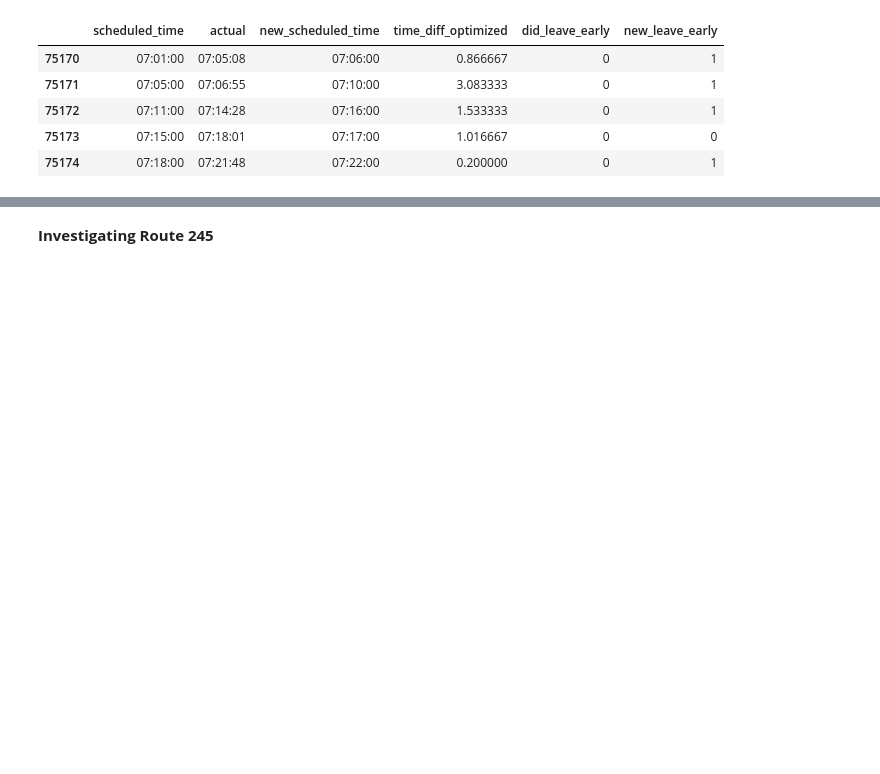
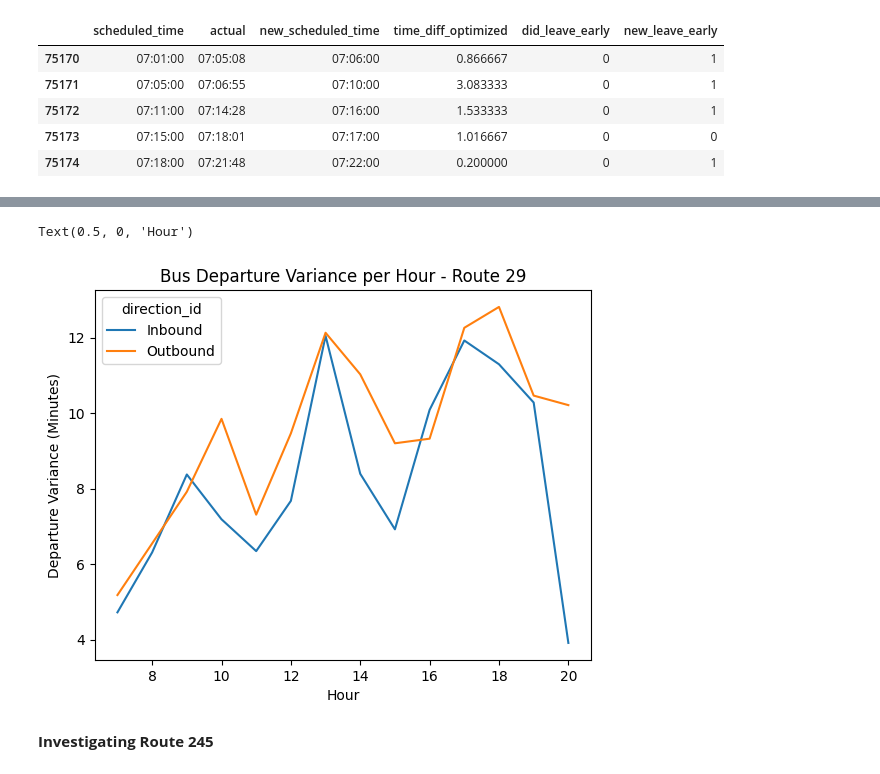
Before and after one commit to kevin-r-murphy/BA888-MBTA, a Jupyter notebook: MBTA_Bus_29&245.ipynb, the cells around one changed output, grey strips where cells are left out. Cells and saved outputs as stored; diff of their text form; code cells hidden in the pictures; blank space fills up the shorter version.

```diff
--- a/MBTA_Bus_29&245.ipynb
+++ b/MBTA_Bus_29&245.ipynb
@@ -783,3 +805,11 @@ bus_29.to_csv('bus_29.csv')
+# %%
+sns.lineplot(data = bus_29.groupby(['hour', 'direction_id'])['time_diff'].std().to_frame(), x = 'hour', y = 'time_diff', hue = 'direction_id')
+plt.title('Bus Departure Variance per Hour - Route 29')
+plt.ylabel('Departure Variance (Minutes)')
+plt.xlabel('Hour')
+# %% [output]
+Text(0.5, 0, 'Hour')
+[figure, added]
 # %% [markdown]
 **Investigating Route 245**
 # %%
```
Also changed, not shown: parts of 21 cells of this notebook.
